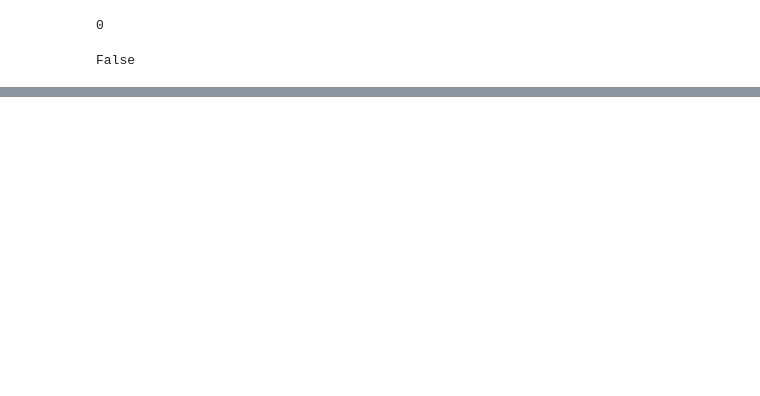
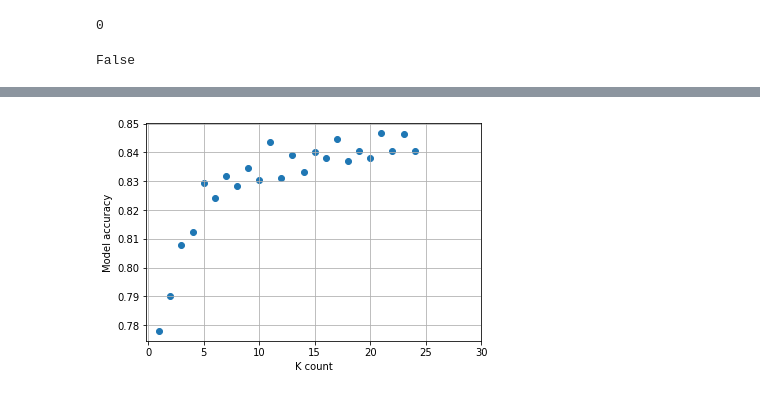
Before and after one commit to cfreeman22/data_mining_1_D209, a Jupyter notebook: D209_data_mining1_task1.ipynb, the cells around one changed output, grey strips where cells are left out. Drawn from its saved outputs; the diff is of its cells as text; code cells hidden in the pictures; blank space fills up the shorter version.

```diff
--- a/D209_data_mining1_task1.ipynb
+++ b/D209_data_mining1_task1.ipynb
@@ -213,0 +288,3 @@ churn_df.to_csv('cleaned_churn.csv')
+# %%
+scaled_X_train = scaler.fit_transform(X_train)
+scaled_X_test = scaler.transform(X_test)
@@ -213,0 +323,4 @@ churn_df.to_csv('cleaned_churn.csv')
+# %%
+knn = KNeighborsClassifier(n_neighbors= 5)
+# %%
+knn.fit(scaled_X_train, y_train)
@@ -213,0 +351,9 @@ churn_df.to_csv('cleaned_churn.csv')
+# %%
+test_error_rate = []
+
+for k in range(1,30):
+  knn = KNeighborsClassifier(n_neighbors=k)
+  knn.fit(scaled_X_train, y_train)
+  y_pred_test = knn.predict(scaled_X_test)
+  test_error = 1 - accuracy_score(y_test, y_pred_test)
+  test_error_rate.append(test_error)
@@ -213,0 +380,18 @@ churn_df.to_csv('cleaned_churn.csv')
+# %%
+scores = []
+k_range = range(1,25)
+for k in k_range:
+  knn = KNeighborsClassifier(n_neighbors=k)
+  knn.fit(scaled_X_train, y_train)
+  scores.append(knn.score(scaled_X_test, y_test))
+
+
+plt.figure()
+plt.xlabel('K count')
+plt.ylabel('Model accuracy')
+plt.scatter(k_range, scores)
+plt.grid()
+plt.xticks([0,5,10,15,20,25,30])
+plt.show()
+# %% [output]
+[figure, added]
```
Also changed, not shown: parts of 42 cells of this notebook.
